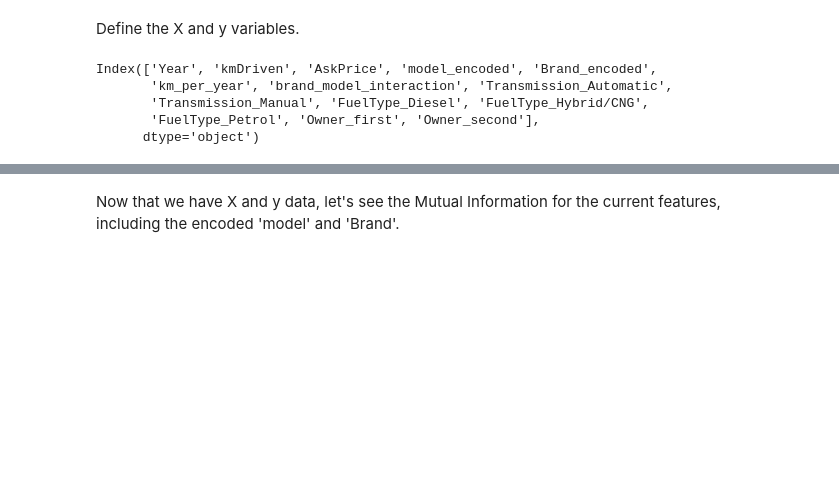
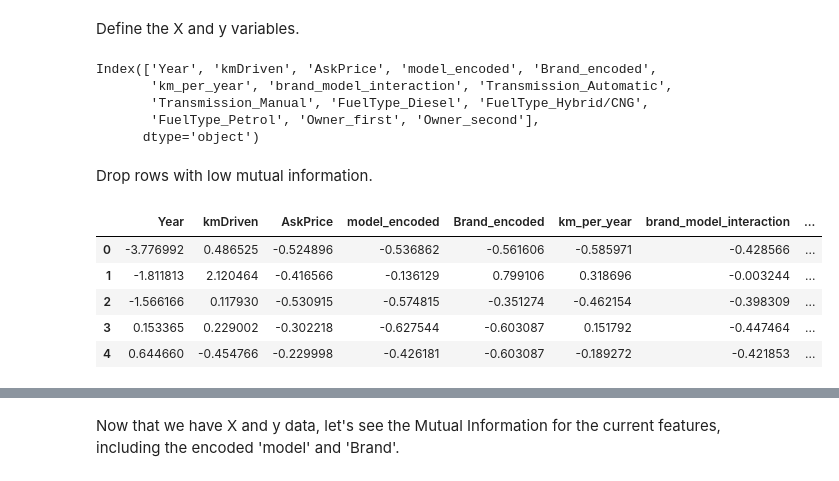
Before and after one commit to johnpospisil/used-car-values-in-india, a Jupyter notebook: used-car-values-in-india.ipynb, the cells around one changed output, grey strips where cells are left out. Saved outputs shown, nothing was run; the diff lists cells and outputs as text; code cells hidden in the pictures; blank space fills up the shorter version.

```diff
--- a/used-car-values-in-india.ipynb
+++ b/used-car-values-in-india.ipynb
@@ -710,3 +680,14 @@ Index(['Year', 'kmDriven', 'AskPrice', 'model_encoded', 'Brand_encoded',
        'Transmission_Manual', 'FuelType_Diesel', 'FuelType_Hybrid/CNG',
        'FuelType_Petrol', 'Owner_first', 'Owner_second'],
       dtype='object')
+# %% [markdown]
+Drop rows with low mutual information.
+# %%
+df_final.head()
+# %% [output]
+|  | Year | kmDriven | AskPrice | model_encoded | Brand_encoded | km_per_year | brand_model_interaction | ... |
+| 0 | -3.776992 | 0.486525 | -0.524896 | -0.536862 | -0.561606 | -0.585971 | -0.428566 | ... |
+| 1 | -1.811813 | 2.120464 | -0.416566 | -0.136129 | 0.799106 | 0.318696 | -0.003244 | ... |
+| 2 | -1.566166 | 0.117930 | -0.530915 | -0.574815 | -0.351274 | -0.462154 | -0.398309 | ... |
+| 3 | 0.153365 | 0.229002 | -0.302218 | -0.627544 | -0.603087 | 0.151792 | -0.447464 | ... |
+| 4 | 0.644660 | -0.454766 | -0.229998 | -0.426181 | -0.603087 | -0.189272 | -0.421853 | ... |
```
Also changed, not shown: parts of 15 cells of this notebook.
